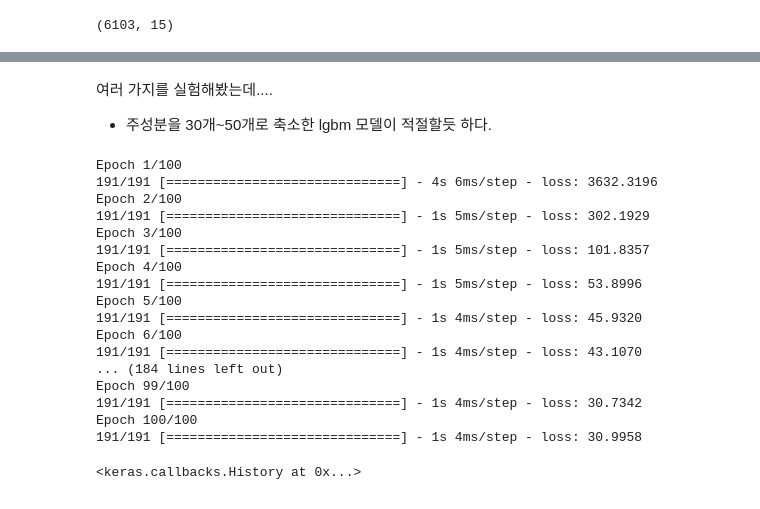
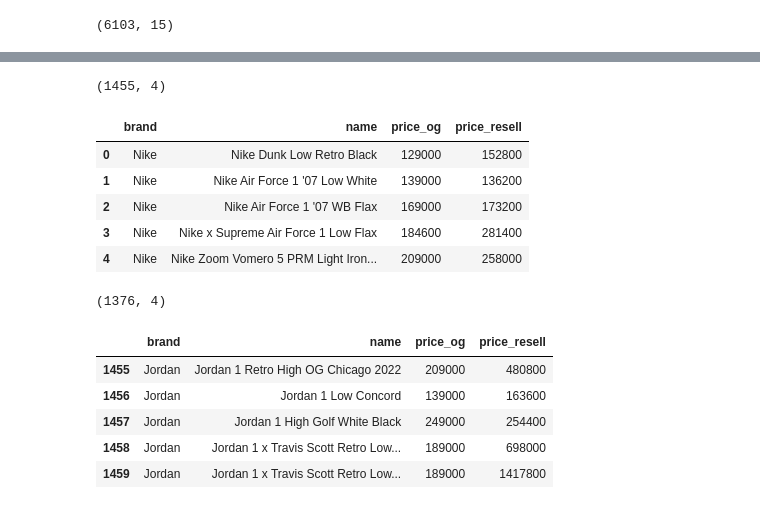
Before and after one commit to donghui-0126/mini-project, a Jupyter notebook: shoes-project/resell_regressor/bn_dnn.ipynb, the cells around one changed output, grey strips where cells are left out. Drawn from its saved outputs; the diff is of its cells as text; code cells hidden in the pictures.

```diff
--- a/shoes-project/resell_regressor/bn_dnn.ipynb
+++ b/shoes-project/resell_regressor/bn_dnn.ipynb
@@ -191,44 +30,26 @@ PCA: 64 rmse: 381714
-# %% [markdown]
-여러 가지를 실험해봤는데....
-
-- 주성분을 30개~50개로 축소한 lgbm 모델이 적절할듯 하다.
-# %%
-df['price_resell'] /= 10000.0
-target_data = df['price_resell']
-# %%
-from keras.models import Sequential
-from tensorflow import keras
-
-model1 = Sequential([
-    keras.layers.Dense(64),
-    keras.layers.Dense(32),
-    keras.layers.Dense(16),
-    keras.layers.Dense(8),
-    keras.layers.Dense(4),
-    keras.layers.Dense(2),
-    keras.layers.Dense(1)
- ])
-
-model1.compile(optimizer=keras.optimizers.Adam(learning_rate=0.005), loss=tf.keras.losses.Huber(delta=3))
-checkpoint_cb = keras.callbacks.ModelCheckpoint("/content/drive/MyDrive/kream_data/model/bn_dnn.h5")
-
-model1.fit(bn_pca_df, target_data, epochs=100, callbacks=[checkpoint_cb])
-# %% [output]
-Epoch 1/100
-191/191 [==============================] - 4s 6ms/step - loss: 3632.3196
-Epoch 2/100
-191/191 [==============================] - 1s 5ms/step - loss: 302.1929
-Epoch 3/100
-191/191 [==============================] - 1s 5ms/step - loss: 101.8357
-Epoch 4/100
-191/191 [==============================] - 1s 5ms/step - loss: 53.8996
-Epoch 5/100
-191/191 [==============================] - 1s 4ms/step - loss: 45.9320
-Epoch 6/100
-191/191 [==============================] - 1s 4ms/step - loss: 43.1070
-... (184 lines left out)
-Epoch 99/100
-191/191 [==============================] - 1s 4ms/step - loss: 30.7342
-Epoch 100/100
-191/191 [==============================] - 1s 4ms/step - loss: 30.9958
-<keras.callbacks.History at 0x...>
+# %%
+df_nike = df[df['brand']=='Nike'][['brand', 'name', 'price_og', 'price_resell']]
+df_jordan = df[df['brand']=='Jordan'][['brand', 'name', 'price_og', 'price_resell']]
+df_adidas = df[df['brand']=='Adidas'][['brand', 'name', 'price_og', 'price_resell']]
+# %%
+print(df_nike.shape)
+df_nike.head()
+# %% [output]
+(1455, 4)
+|  | brand | name | price_og | price_resell |
+| 0 | Nike | Nike Dunk Low Retro Black | 129000 | 152800 |
+| 1 | Nike | Nike Air Force 1 '07 Low White | 139000 | 136200 |
+| 2 | Nike | Nike Air Force 1 '07 WB Flax | 169000 | 173200 |
+| 3 | Nike | Nike x Supreme Air Force 1 Low Flax | 184600 | 281400 |
+| 4 | Nike | Nike Zoom Vomero 5 PRM Light Iron... | 209000 | 258000 |
+# %%
+print(df_jordan.shape)
+df_jordan.head()
+# %% [output]
+(1376, 4)
+|  | brand | name | price_og | price_resell |
+| 1455 | Jordan | Jordan 1 Retro High OG Chicago 2022 | 209000 | 480800 |
+| 1456 | Jordan | Jordan 1 Low Concord | 139000 | 163600 |
+| 1457 | Jordan | Jordan 1 High Golf White Black | 249000 | 254400 |
+| 1458 | Jordan | Jordan 1 x Travis Scott Retro Low... | 189000 | 698000 |
+| 1459 | Jordan | Jordan 1 x Travis Scott Retro Low... | 189000 | 1417800 |
```
Also changed, not shown: parts of 40 cells of this notebook, 10 other files.
